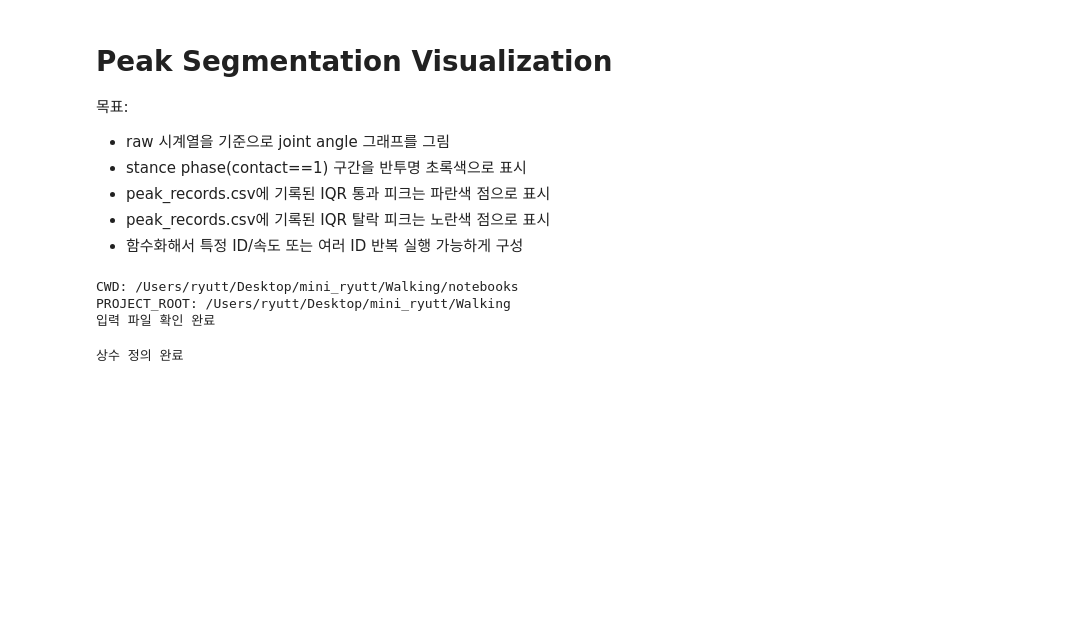
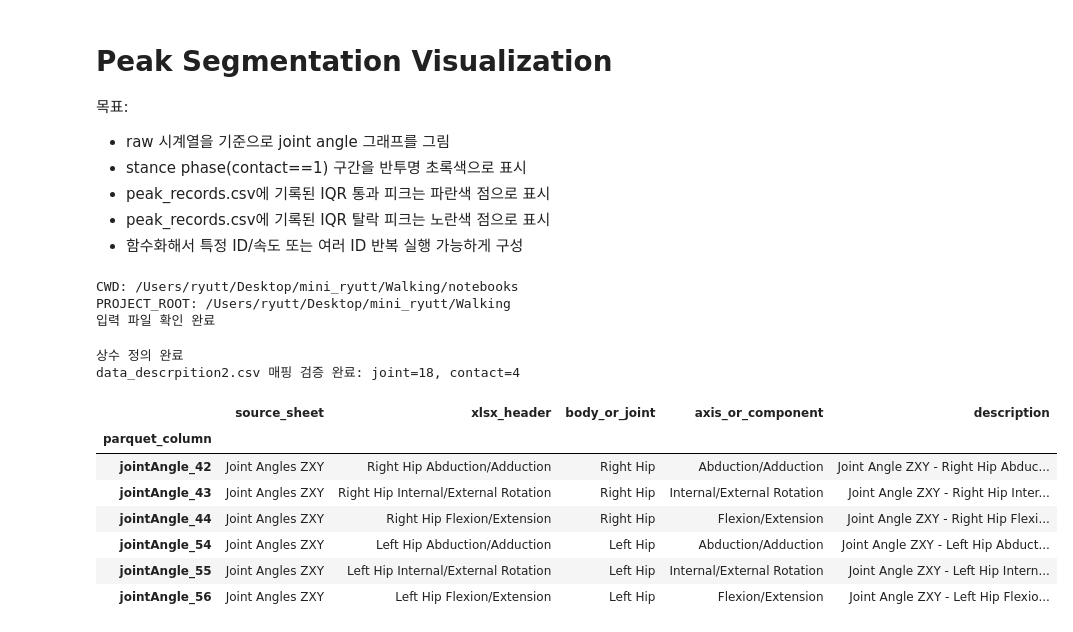
Before and after one commit to ryutt919/Knee-Assessment-from-Gait, a Jupyter notebook: notebooks/peak_segmentation.ipynb, the cells around one changed output. Drawn from its saved outputs; the diff is of its cells as text; code cells hidden in the pictures; blank space fills up the shorter version.

Commit message:
feat: 피크 분할 노트북에 컬럼 설명 매핑 적용
- data_descrpition2.csv 기준 jointAngle 컬럼 매핑 검증 추가
- 기존 피크 분할 시각화 로직 유지
- 노트북 실행 완료 확인

```diff
--- a/notebooks/peak_segmentation.ipynb
+++ b/notebooks/peak_segmentation.ipynb
@@ -40,31 +42,106 @@ PROJECT_ROOT: /Users/ryutt/Desktop/mini_ryutt/Walking
 # %%
 SUBJECT_ID_ALIASES = {
     "ACLR38": "ACLR36",
 }
 
 # Lower-limb jointAngle mapping is standardized as
 # adduction -> int_rotation -> flexion (ankle: dorsiflexion).
 JOINT_COLS = {
     "hip_adduction": ("jointAngle_42", "jointAngle_54"),
     "hip_int_rotation": ("jointAngle_43", "jointAngle_55"),
     "hip_flexion": ("jointAngle_44", "jointAngle_56"),
     "knee_adduction": ("jointAngle_45", "jointAngle_57"),
     "knee_int_rotation": ("jointAngle_46", "jointAngle_58"),
     "knee_flexion": ("jointAngle_47", "jointAngle_59"),
     "ankle_adduction": ("jointAngle_48", "jointAngle_60"),
     "ankle_int_rotation": ("jointAngle_49", "jointAngle_61"),
     "ankle_dorsiflexion": ("jointAngle_50", "jointAngle_62"),
 }
 
+COLUMN_DESCRIPTION_REQUIRED_COLS = {
+    "parquet_column",
+    "source_sheet",
+    "xlsx_header",
+    "body_or_joint",
+    "axis_or_component",
+    "description",
+}
+
+column_description_df = pd.read_csv(PATH_COLUMN_DESCRIPTION)
+missing_description_cols = COLUMN_DESCRIPTION_REQUIRED_COLS - set(column_description_df.columns)
+if missing_description_cols:
+    raise ValueError(f"data_descrpition2.csv 필수 컬럼 누락: {sorted(missing_description_cols)}")
+
+column_description_df = column_description_df.set_index("parquet_column", drop=False)
+_required_joint_cols = list(dict.fromkeys([col for pair in JOINT_COLS.values() for col in pair]))
+_missing_joint_cols = [col for col in _required_joint_cols if col not in column_description_df.index]
+if _missing_joint_cols:
+    raise ValueError(f"JOINT_COLS 컬럼이 data_descrpition2.csv에 없습니다: {_missing_joint_cols}")
+
+_unexpected_joint_sources = {
+    col: column_description_df.loc[col, "source_sheet"]
+    for col in _required_joint_cols
+    if column_description_df.loc[col, "source_sheet"] != "Joint Angles ZXY"
+}
+if _unexpected_joint_sources:
+    raise ValueError(f"JOINT_COLS는 Joint Angles ZXY 기준이어야 합니다: {_unexpected_joint_sources}")
+
+
+def positive_direction_from_component(component: str) -> str:
+    component = str(component).strip()
+    known = {
+        "Abduction/Adduction": "Abduction",
+        "Internal/External Rotation": "Internal Rotation",
+        "Flexion/Extension": "Flexion",
+        "Dorsiflexion/Plantarflexion": "Dorsiflexion",
+    }
+    if component in known:
+        return known[component]
+    if "/" in component:
+        return component.split("/", 1)[0]
+    return component
+
+
+JOINT_COL_LABELS = column_description_df.loc[_required_joint_cols, "xlsx_header"].to_dict()
+JOINT_COL_COMPONENTS = column_description_df.loc[_required_joint_cols, "axis_or_component"].to_dict()
+JOINT_COL_POSITIVE_DIRECTIONS = {
+    col: positive_direction_from_component(component)
+    for col, component in JOINT_COL_COMPONENTS.items()
+}
+JOINT_COL_DESCRIPTIONS = column_description_df.loc[_required_joint_cols, "description"].to_dict()
+
 # mvnx footContactDefinition: 0=LeftHeel, 1=LeftToe, 2=RightHeel, 3=RightToe
 FOOT_CONTACT_PAIR_COLS = {
     "Right": ("footContacts_2", "footContacts_3"),
     "Left": ("footContacts_0", "footContacts_1"),
 }
 
+_required_contact_cols = list(dict.fromkeys([col for pair in FOOT_CONTACT_PAIR_COLS.values() for col in pair]))
+_missing_contact_cols = [col for col in _required_contact_cols if col not in column_description_df.index]
+if _missing_contact_cols:
+    raise ValueError(f"FOOT_CONTACT_PAIR_COLS 컬럼이 data_descrpition2.csv에 없습니다: {_missing_contact_cols}")
+
+CONTACT_COL_DESCRIPTIONS = column_description_df.loc[_required_contact_cols, "description"].to_dict()
+
 print("상수 정의 완료")
+print(f"data_descrpition2.csv 매핑 검증 완료: joint={len(_required_joint_cols)}, contact={len(_required_contact_cols)}")
+display(
+    column_description_df.loc[
+        ["jointAngle_42", "jointAngle_43", "jointAngle_44", "jointAngle_54", "jointAngle_55", "jointAngle_56"],
+        ["source_sheet", "xlsx_header", "body_or_joint", "axis_or_component", "description"],
+    ]
+)
 # %% [output]
 상수 정의 완료
+data_descrpition2.csv 매핑 검증 완료: joint=18, contact=4
+|  | source_sheet | xlsx_header | body_or_joint | axis_or_component | description |
+| parquet_column |  |  |  |  |  |
+| jointAngle_42 | Joint Angles ZXY | Right Hip Abduction/Adduction | Right Hip | Abduction/Adduction | Joint Angle ZXY - Right Hip Abduc... |
+| jointAngle_43 | Joint Angles ZXY | Right Hip Internal/External Rotation | Right Hip | Internal/External Rotation | Joint Angle ZXY - Right Hip Inter... |
+| jointAngle_44 | Joint Angles ZXY | Right Hip Flexion/Extension | Right Hip | Flexion/Extension | Joint Angle ZXY - Right Hip Flexi... |
+| jointAngle_54 | Joint Angles ZXY | Left Hip Abduction/Adduction | Left Hip | Abduction/Adduction | Joint Angle ZXY - Left Hip Abduct... |
+| jointAngle_55 | Joint Angles ZXY | Left Hip Internal/External Rotation | Left Hip | Internal/External Rotation | Joint Angle ZXY - Left Hip Intern... |
+| jointAngle_56 | Joint Angles ZXY | Left Hip Flexion/Extension | Left Hip | Flexion/Extension | Joint Angle ZXY - Left Hip Flexio... |
 # %%
 def _canonical_subject_id(subject_id: str) -> str:
     return SUBJECT_ID_ALIASES.get(subject_id, subject_id)
```
Also changed, not shown: parts of 3 cells of this notebook.
